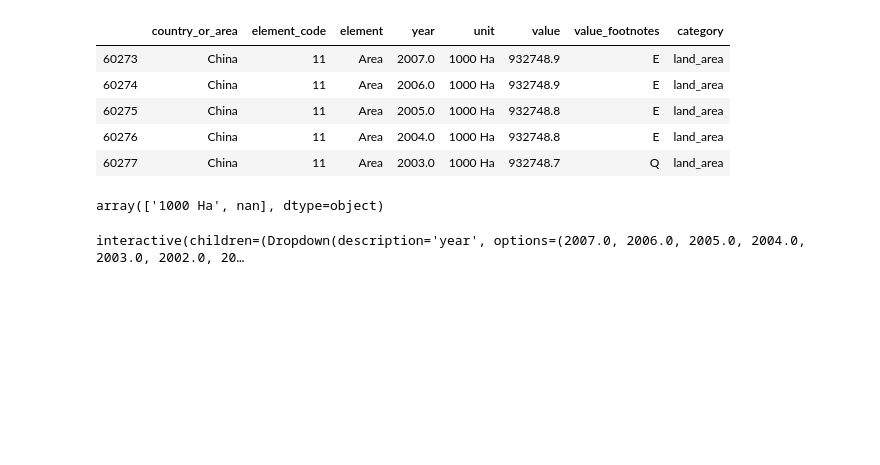
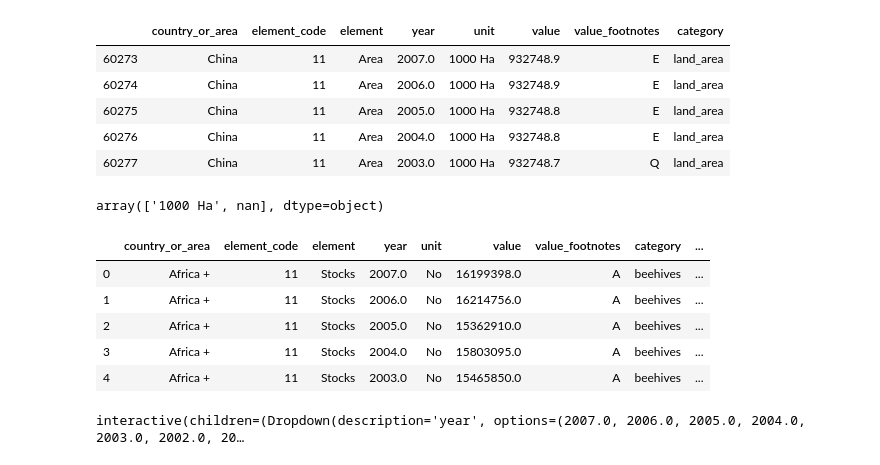
Before and after one commit to caralen/ada-project-faam, a Jupyter notebook: research.ipynb, the cells around one changed output. Drawn from its saved outputs; the diff is of its cells as text; code cells hidden in the pictures; blank space fills up the shorter version.

```diff
--- a/research.ipynb
+++ b/research.ipynb
@@ -190,5 +190,21 @@ land.loc[land.category=='land_area'].loc[land.country_or_area=='China'].head()
 land.loc[land.category=='land_area'].unit.unique()
 # %% [output]
 array(['1000 Ha', nan], dtype=object)
+# %%
+#compute normalized number of beehives (number of beehives / land area in 1000 Ha)
+land_area=land.loc[land.category=='land_area']
+land_area=land_area[['country_or_area','year','value']]
+land_area.columns=['country_or_area','year','land_area']
+
+beehives=pd.merge(beehives,land_area,on=['country_or_area','year'])
+beehives['norm_value']=beehives['value']/beehives['land_area']
+beehives.head()
+# %% [output]
+|  | country_or_area | element_code | element | year | unit | value | value_footnotes | category | ... |
+| 0 | Africa + | 11 | Stocks | 2007.0 | No | 16199398.0 | A | beehives | ... |
+| 1 | Africa + | 11 | Stocks | 2006.0 | No | 16214756.0 | A | beehives | ... |
+| 2 | Africa + | 11 | Stocks | 2005.0 | No | 15362910.0 | A | beehives | ... |
+| 3 | Africa + | 11 | Stocks | 2004.0 | No | 15803095.0 | A | beehives | ... |
+| 4 | Africa + | 11 | Stocks | 2003.0 | No | 15465850.0 | A | beehives | ... |
 # %%
 years=beehives['year'].unique()
```
Also changed, not shown: parts of 1 cell of this notebook.
